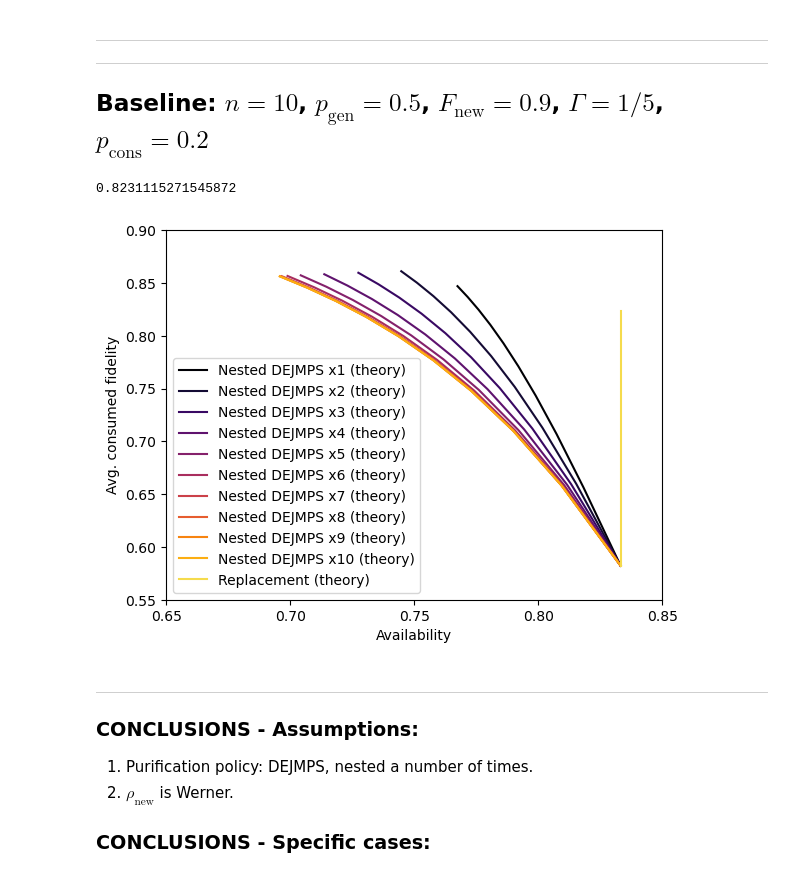
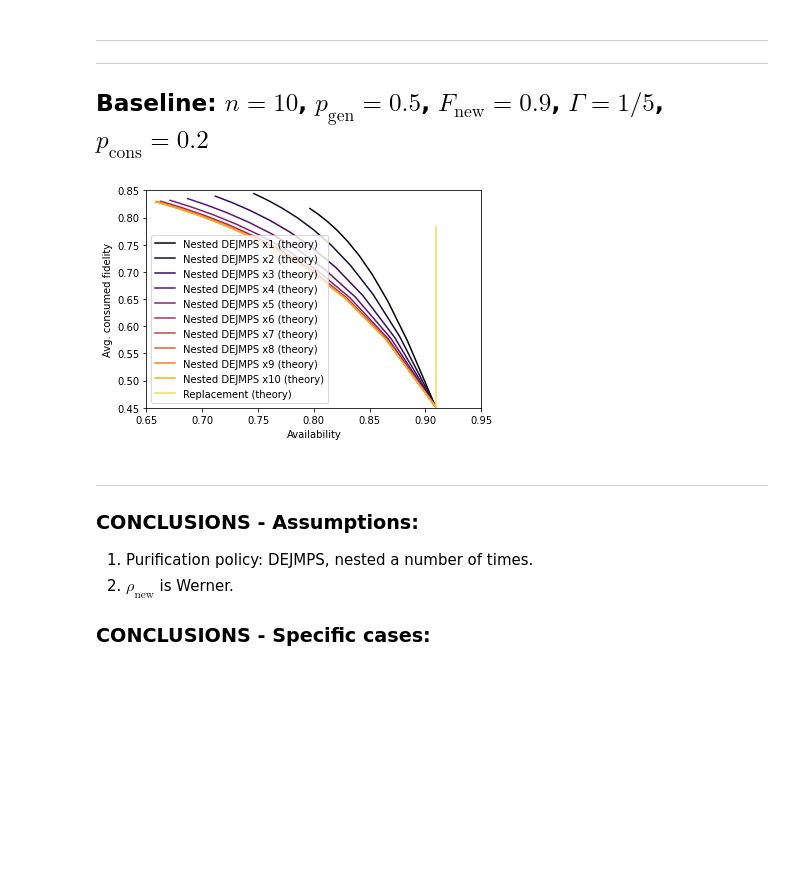
Before and after one commit to AlvaroGI/buffering-1GnB, a Jupyter notebook: RESULTS-nested-DEJMPS.ipynb, the cells around one changed output. Drawn from its saved outputs; the diff is of its cells as text; code cells hidden in the pictures; blank space fills up the shorter version.

```diff
--- a/RESULTS-nested-DEJMPS.ipynb
+++ b/RESULTS-nested-DEJMPS.ipynb
@@ -71,38 +67,33 @@ main.AFplot(policy_names, sim_data=None, theory_data=theory_data, filename=None)
 ---
 ---
 ## Baseline: $n=10$, $p_\mathrm{gen}=0.5$, $F_\mathrm{new}=0.9$, $\Gamma=1/5$, $p_\mathrm{cons}=0.2$
-# %%
-0.25+(F_new-1/4)*np.exp(-Gamma)
-# %% [output]
-0.8231115271545872
 # %%
 n = 10
 
 # GEN
 p_gen = 0.5
-F_new = 0.95
+F_new = 0.9
 rho_new = np.diag([F_new, (1-F_new)/3, (1-F_new)/3, (1-F_new)/3])
-#rho_new = np.diag([F_new, (1-F_new)/3, (1-F_new)/3, (1-F_new)/3])
 
 # PURIF
 q_purif = np.linspace(0,1,10)
 policy_names = ['Nested DEJMPS x'+str(i) for i in range(1,n+1)]+['Replacement']
 pur_after_swap = False
 
 # NOISE
 Gamma = 1/5
 
 # CONS
-p_cons = 0.2
+p_cons = 0.1
 
 # VARYING PARAMETER
 varying_param = 'q_purif'
 
 ## RUN ##
 imp.reload(main)
 main.AFplot_theory(varying_param, n, p_gen, rho_new, q_purif, policy_names, pur_after_swap, Gamma, p_cons)
 # %% [output]
-[figure, old version]
+[figure, new version]
 # %% [markdown]
 ---
 ### CONCLUSIONS - Assumptions:
```
Also changed, not shown: parts of 2 cells of this notebook, 1 other file.
